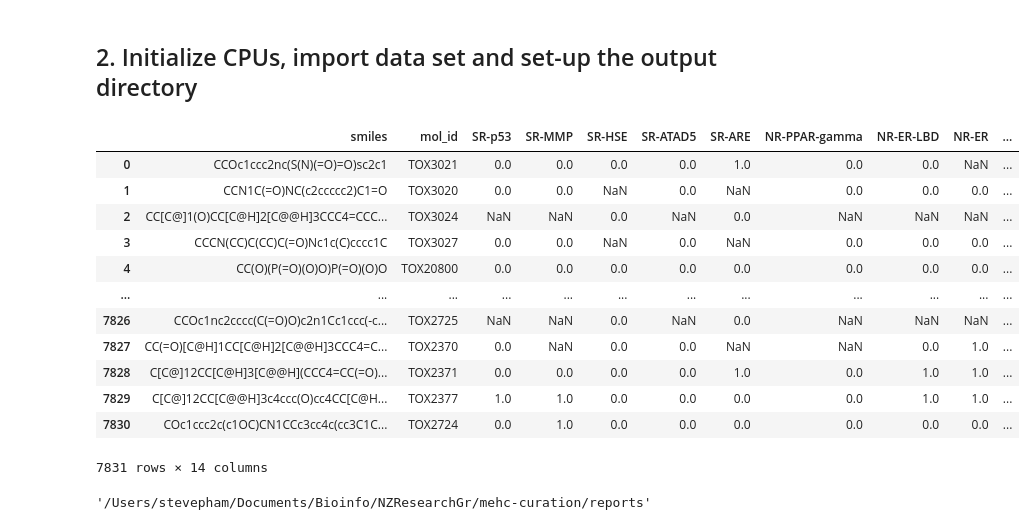
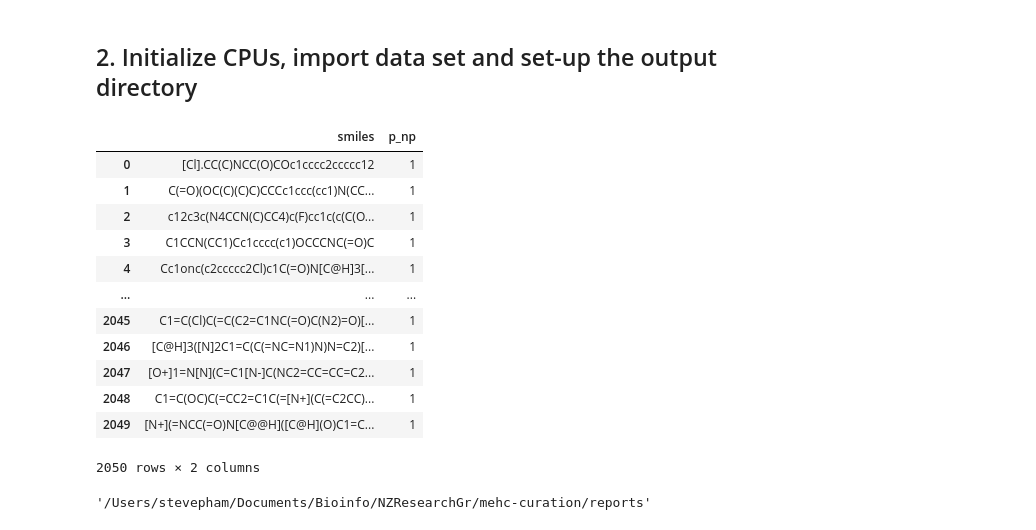
Before and after one commit to biochem-data-sci/mehc-curation, a Jupyter notebook: guideline_test.ipynb, the cells around one changed output. Cells and saved outputs as stored; diff of their text form; code cells hidden in the pictures.

Commit message:
Updated 07/11/2025
Update name of functions, n_cpu, and overlapped function of output_dir and get_output.

```diff
--- a/guideline_test.ipynb
+++ b/guideline_test.ipynb
@@ -42,25 +42,27 @@ from curation.refinement import Refinement
 # %%
 pd.options.mode.chained_assignment = None  # default='warn'
 # %%
-smiles = pd.read_csv('ml_testing/tox21/tox21.csv')
+smiles = pd.read_csv('ml_testing/bbbp/BBBP.csv')
 col = list(smiles.columns)
 col.reverse()
 smiles = smiles[col]
+smiles.drop(columns=['num', 'name'], inplace=True)
+smiles.to_csv('reports/bbbp.csv', index=False)
 smiles
 # %% [output]
-|  | smiles | mol_id | SR-p53 | SR-MMP | SR-HSE | SR-ATAD5 | SR-ARE | NR-PPAR-gamma | NR-ER-LBD | NR-ER | ... |
-| 0 | CCOc1ccc2nc(S(N)(=O)=O)sc2c1 | TOX3021 | 0.0 | 0.0 | 0.0 | 0.0 | 1.0 | 0.0 | 0.0 | NaN | ... |
-| 1 | CCN1C(=O)NC(c2ccccc2)C1=O | TOX3020 | 0.0 | 0.0 | NaN | 0.0 | NaN | 0.0 | 0.0 | 0.0 | ... |
-| 2 | CC[C@]1(O)CC[C@H]2[C@@H]3CCC4=CCC... | TOX3024 | NaN | NaN | 0.0 | NaN | 0.0 | NaN | NaN | NaN | ... |
-| 3 | CCCN(CC)C(CC)C(=O)Nc1c(C)cccc1C | TOX3027 | 0.0 | 0.0 | NaN | 0.0 | NaN | 0.0 | 0.0 | 0.0 | ... |
-| 4 | CC(O)(P(=O)(O)O)P(=O)(O)O | TOX20800 | 0.0 | 0.0 | 0.0 | 0.0 | 0.0 | 0.0 | 0.0 | 0.0 | ... |
-| ... | ... | ... | ... | ... | ... | ... | ... | ... | ... | ... | ... |
-| 7826 | CCOc1nc2cccc(C(=O)O)c2n1Cc1ccc(-c... | TOX2725 | NaN | NaN | 0.0 | NaN | 0.0 | NaN | NaN | NaN | ... |
-| 7827 | CC(=O)[C@H]1CC[C@H]2[C@@H]3CCC4=C... | TOX2370 | 0.0 | NaN | 0.0 | 0.0 | NaN | NaN | 0.0 | 1.0 | ... |
-| 7828 | C[C@]12CC[C@H]3[C@@H](CCC4=CC(=O)... | TOX2371 | 0.0 | 0.0 | 0.0 | 0.0 | 1.0 | 0.0 | 1.0 | 1.0 | ... |
-| 7829 | C[C@]12CC[C@@H]3c4ccc(O)cc4CC[C@H... | TOX2377 | 1.0 | 1.0 | 0.0 | 0.0 | 0.0 | 0.0 | 1.0 | 1.0 | ... |
-| 7830 | COc1ccc2c(c1OC)CN1CCc3cc4c(cc3C1C... | TOX2724 | 0.0 | 1.0 | 0.0 | 0.0 | 0.0 | 0.0 | 0.0 | 0.0 | ... |
+|  | smiles | p_np |
+| 0 | [Cl].CC(C)NCC(O)COc1cccc2ccccc12 | 1 |
+| 1 | C(=O)(OC(C)(C)C)CCCc1ccc(cc1)N(CC... | 1 |
+| 2 | c12c3c(N4CCN(C)CC4)c(F)cc1c(c(C(O... | 1 |
+| 3 | C1CCN(CC1)Cc1cccc(c1)OCCCNC(=O)C | 1 |
+| 4 | Cc1onc(c2ccccc2Cl)c1C(=O)N[C@H]3[... | 1 |
+| ... | ... | ... |
+| 2045 | C1=C(Cl)C(=C(C2=C1NC(=O)C(N2)=O)[... | 1 |
+| 2046 | [C@H]3([N]2C1=C(C(=NC=N1)N)N=C2)[... | 1 |
+| 2047 | [O+]1=N[N](C=C1[N-]C(NC2=CC=CC=C2... | 1 |
+| 2048 | C1=C(OC)C(=CC2=C1C(=[N+](C(=C2CC)... | 1 |
+| 2049 | [N+](=NCC(=O)N[C@@H]([C@H](O)C1=C... | 1 |
-7831 rows × 14 columns
+2050 rows × 2 columns
 # %%
 output_dir = os.path.join(os.getcwd(), 'reports')
 output_dir
```
Also changed, not shown: parts of 5 cells of this notebook, 5 other files.
